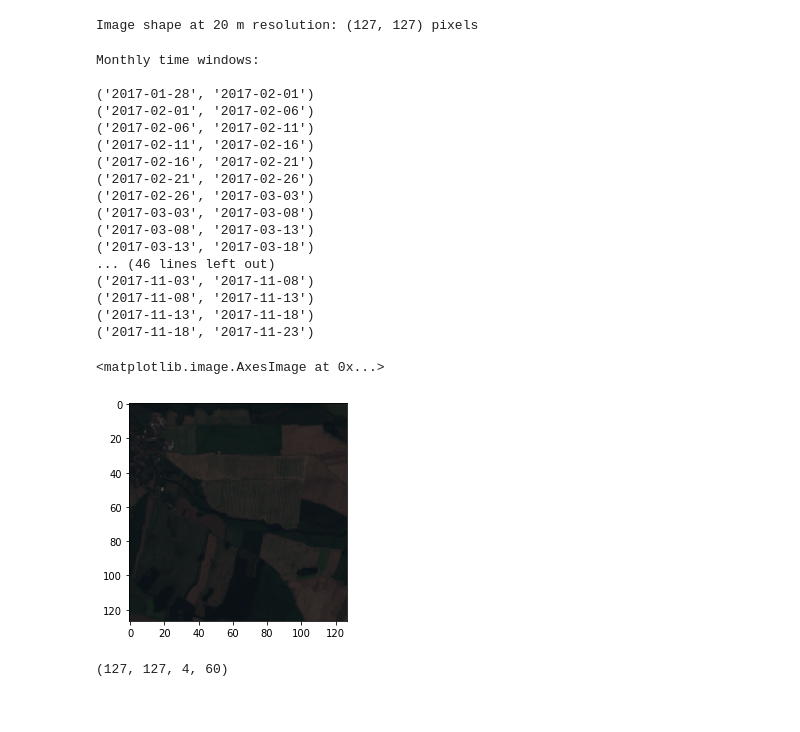
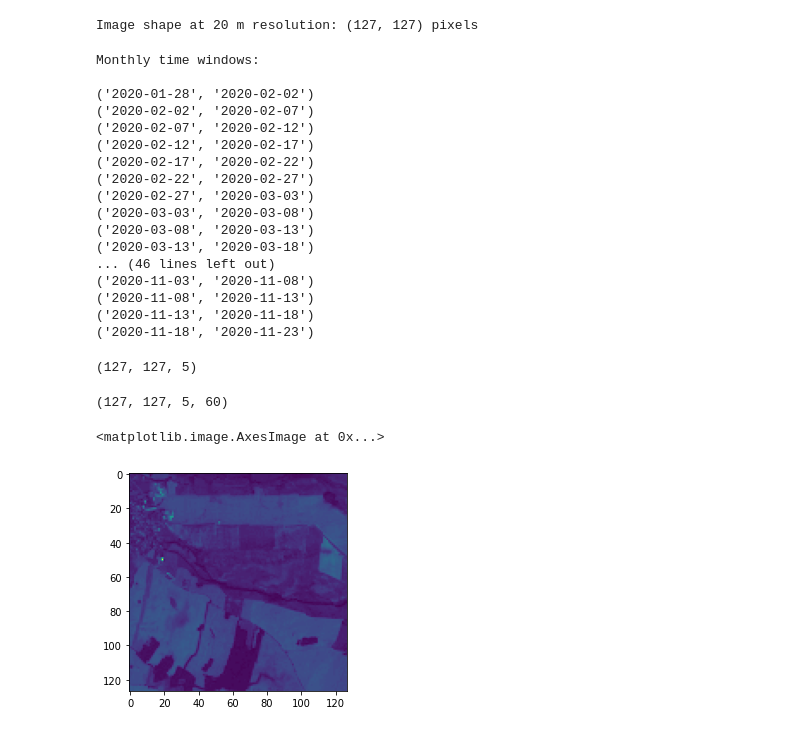
Before and after one commit to rudolfwilliam/satellite_image_forecasting, a Jupyter notebook: demos/sentinel.ipynb, the cells around one changed output. Cells and saved outputs as stored; diff of their text form; code cells hidden in the pictures.

Commit message:
Update User Guide & sentinel download script

```diff
--- a/demos/sentinel.ipynb
+++ b/demos/sentinel.ipynb
@@ -15,9 +15,9 @@ if not config.sh_client_id or not config.sh_client_secret:
     print("Warning! To use Process API, please provide the credentials (OAuth client ID and client secret).")
 # %%
 # make an account and enter the relevant info
-config.instance_id = 'your_instance_id'
-config.sh_client_secret = 'your_client_secret'
-config.sh_client_id = 'your_client_id'
+config.instance_id='your_instance_id'
+config.sh_client_secret = 'your_secret_agent'
+config.sh_client_id = 'your_client_id
 
 config.save()
 config
@@ -35,13 +35,14 @@ print(f'Image shape at {resolution} m resolution: {betsiboka_size} pixels')
 Image shape at 20 m resolution: (127, 127) pixels
 # %%
 # command for retrieving the data
+# GBRI, Cloud mask
 evalscript_true_color = """
     //VERSION=3
 
     function setup() {
         return {
             input: [{
-                bands: ["B02", "B03", "B04", "B08", "CLM"]
+                bands: ["B02", "B03", "B04", "B8A", "CLM"]
             }],
             output: {
                 bands: 5
@@ -50,25 +51,9 @@ evalscript_true_color = """
     }
 
     function evaluatePixel(sample) {
-        return [sample.B04, sample.B03, sample.B02, sample.B08];
+        return [sample.B02, sample.B03, sample.B04, sample.B8A, sample.CLM];
     }
 """
-
-request_true_color = SentinelHubRequest(
-    evalscript=evalscript_true_color,
-    input_data=[
-        SentinelHubRequest.input_data(
-            data_collection=DataCollection.SENTINEL2_L1C,
-            time_interval=('2018-01-01', '2019-01-01'),
-        )
-    ],
-    responses=[
-        SentinelHubRequest.output_response('default', MimeType.PNG)
-    ],
-    bbox=betsiboka_bbox,
-    size=betsiboka_size,
-    config=config
-)
 # %%
 def get_true_color_request(time_interval):
     return SentinelHubRequest(
@@ -81,16 +66,17 @@ def get_true_color_request(time_interval):
             )
         ],
         responses=[
-            SentinelHubRequest.output_response('default', MimeType.PNG)
+            SentinelHubRequest.output_response('default', MimeType.TIFF)
         ],
         bbox=betsiboka_bbox,
         size=betsiboka_size,
         config=config
     )
 # %%
+# For safety
 # time interval & boundary
-start = datetime.datetime(2017,1,28)
-end = datetime.datetime(2017,11,28)
+start = datetime.datetime(2020,1,28)
+end = datetime.datetime(2020,11,28)
 n_chunks = 61
 
 tdelta = (end - start) / n_chunks
@@ -103,21 +89,21 @@ for slot in slots:
 # %% [output]
 Monthly time windows:
 
-('2017-01-28', '2017-02-01')
-('2017-02-01', '2017-02-06')
-('2017-02-06', '2017-02-11')
-('2017-02-11', '2017-02-16')
-('2017-02-16', '2017-02-21')
-('2017-02-21', '2017-02-26')
-('2017-02-26', '2017-03-03')
-('2017-03-03', '2017-03-08')
-('2017-03-08', '2017-03-13')
-('2017-03-13', '2017-03-18')
+('2020-01-28', '2020-02-02')
+('2020-02-02', '2020-02-07')
+('2020-02-07', '2020-02-12')
+('2020-02-12', '2020-02-17')
+('2020-02-17', '2020-02-22')
+('2020-02-22', '2020-02-27')
+('2020-02-27', '2020-03-03')
+('2020-03-03', '2020-03-08')
+('2020-03-08', '2020-03-13')
+('2020-03-13', '2020-03-18')
 ... (46 lines left out)
-('2017-11-03', '2017-11-08')
-('2017-11-08', '2017-11-13')
-('2017-11-13', '2017-11-18')
-('2017-11-18', '2017-11-23')
+('2020-11-03', '2020-11-08')
+('2020-11-08', '2020-11-13')
+('2020-11-13', '2020-11-18')
+('2020-11-18', '2020-11-23')
 # %%
 # create a list of requests
 list_of_requests = [get_true_color_request(slot) for slot in slots]
@@ -127,10 +113,9 @@ list_of_requests = [request.download_list[0] for request in list_of_requests]
 data = SentinelHubDownloadClient(config=config).download(list_of_requests, max_threads=5)
 # %%
 # test that it works
-plt.imshow(data[40][:,:,:3])
+data[0].shape
 # %% [output]
-<matplotlib.image.AxesImage at 0x...>
+(127, 127, 5)
-[figure, removed]
 # %%
 # save as an npz file
 dataNew = np.asarray(data).transpose(1,2,3,0)
@@ -139,4 +125,9 @@ np.save("sentinel_data.npz", dataNew, allow_pickle=True)
 # %%
 dataNew.shape
 # %% [output]
-(127, 127, 4, 60)
+(127, 127, 5, 60)
+# %%
+plt.imshow(dataNew[:,:,0,44])
+# %% [output]
+<matplotlib.image.AxesImage at 0x...>
+[figure, added]
```
Also changed, not shown: parts of 1 cell of this notebook, 1 other file.
